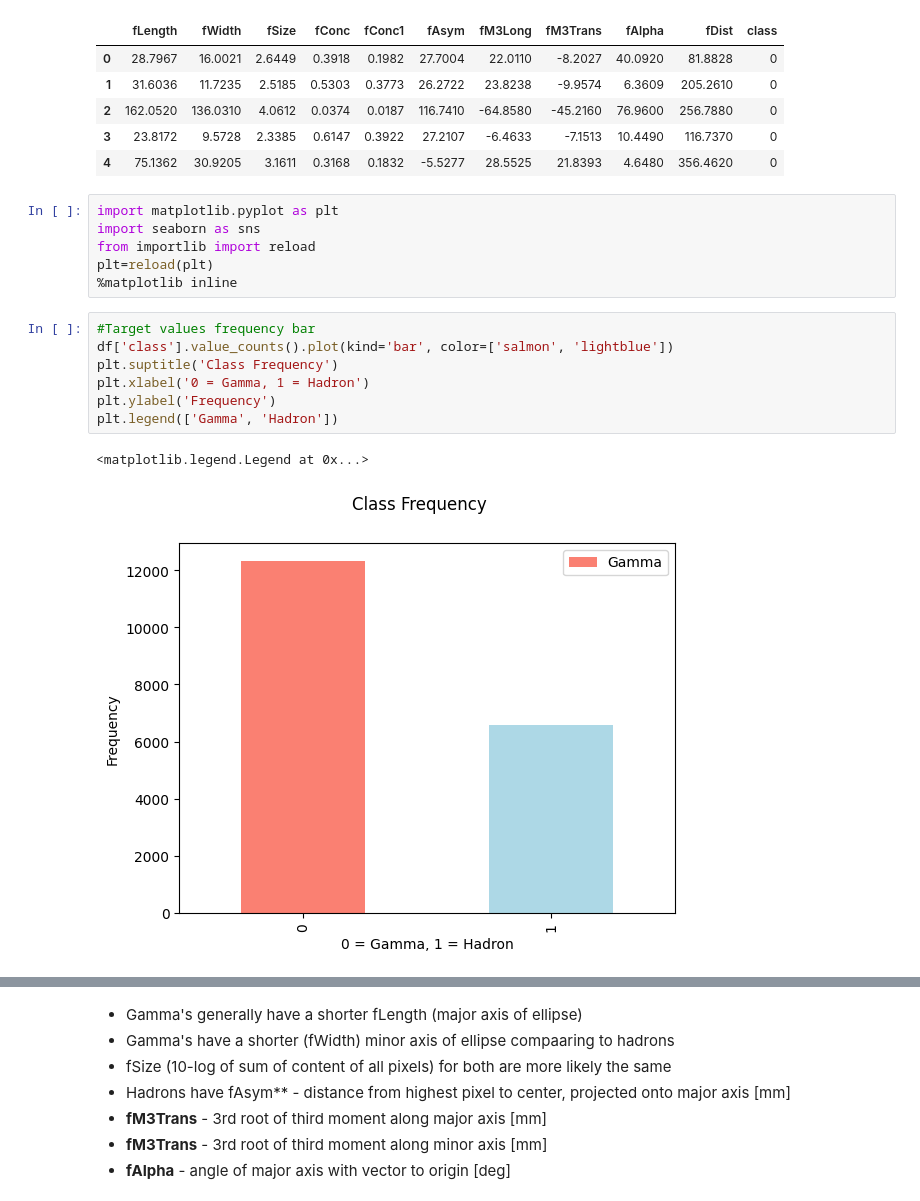
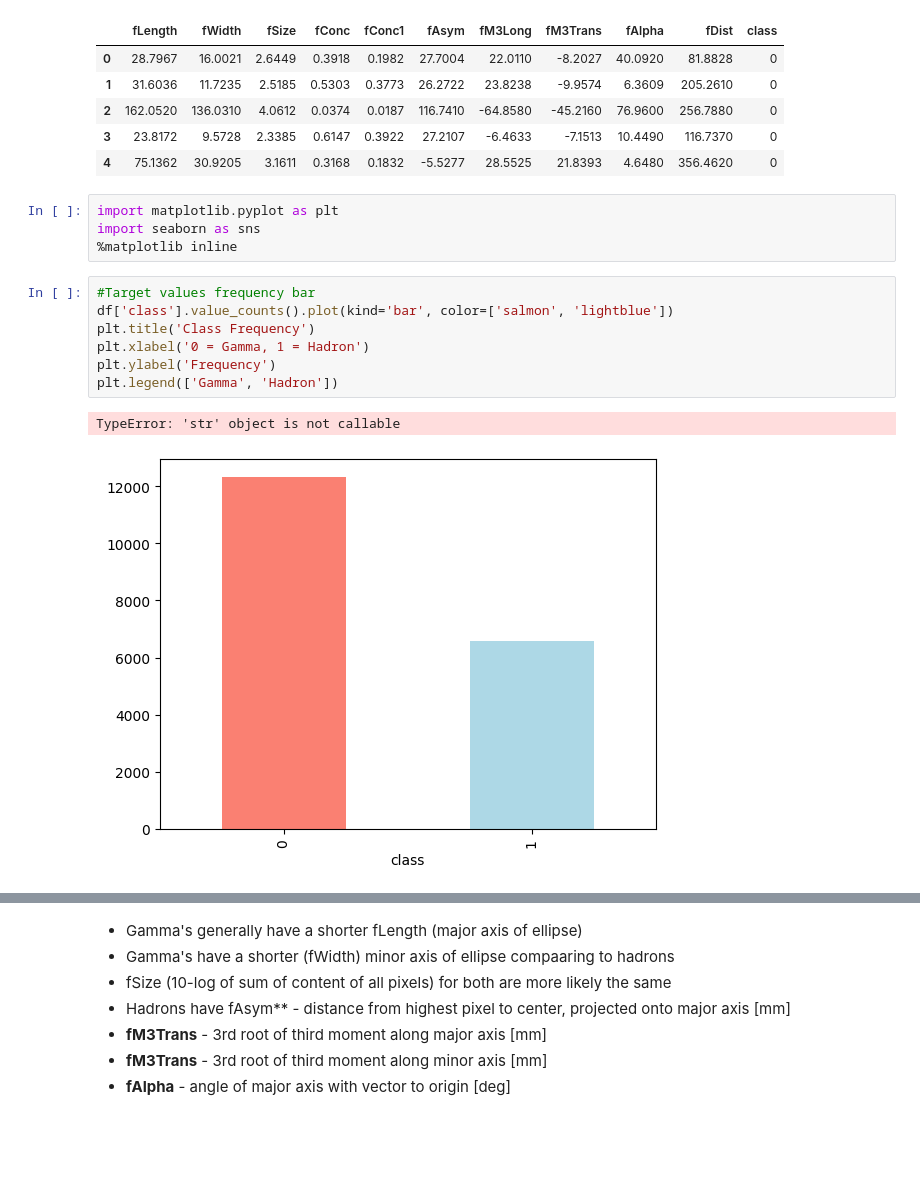
Before and after one commit to MbuyiseloNtando/Magic_Telescope, a Jupyter notebook: Magic_Telescope.ipynb, the cells around one changed output, grey strips where cells are left out. Drawn from its saved outputs; the diff is of its cells as text; blank space fills up the shorter version.

```diff
--- a/Magic_Telescope.ipynb
+++ b/Magic_Telescope.ipynb
@@ -101,19 +104,17 @@ df.head()
 # %%
 import matplotlib.pyplot as plt
 import seaborn as sns
-from importlib import reload
-plt=reload(plt)
 %matplotlib inline
 # %%
 #Target values frequency bar
 df['class'].value_counts().plot(kind='bar', color=['salmon', 'lightblue'])
-plt.suptitle('Class Frequency')
+plt.title('Class Frequency')
 plt.xlabel('0 = Gamma, 1 = Hadron')
 plt.ylabel('Frequency')
 plt.legend(['Gamma', 'Hadron'])
 # %% [output]
-<matplotlib.legend.Legend at 0x...>
+TypeError: 'str' object is not callable
-[figure, old version]
+[figure, new version]
 # %%
 #This dataset only has numeric features
 num = df.columns[:-1]
```
Also changed, not shown: parts of 23 cells of this notebook.
